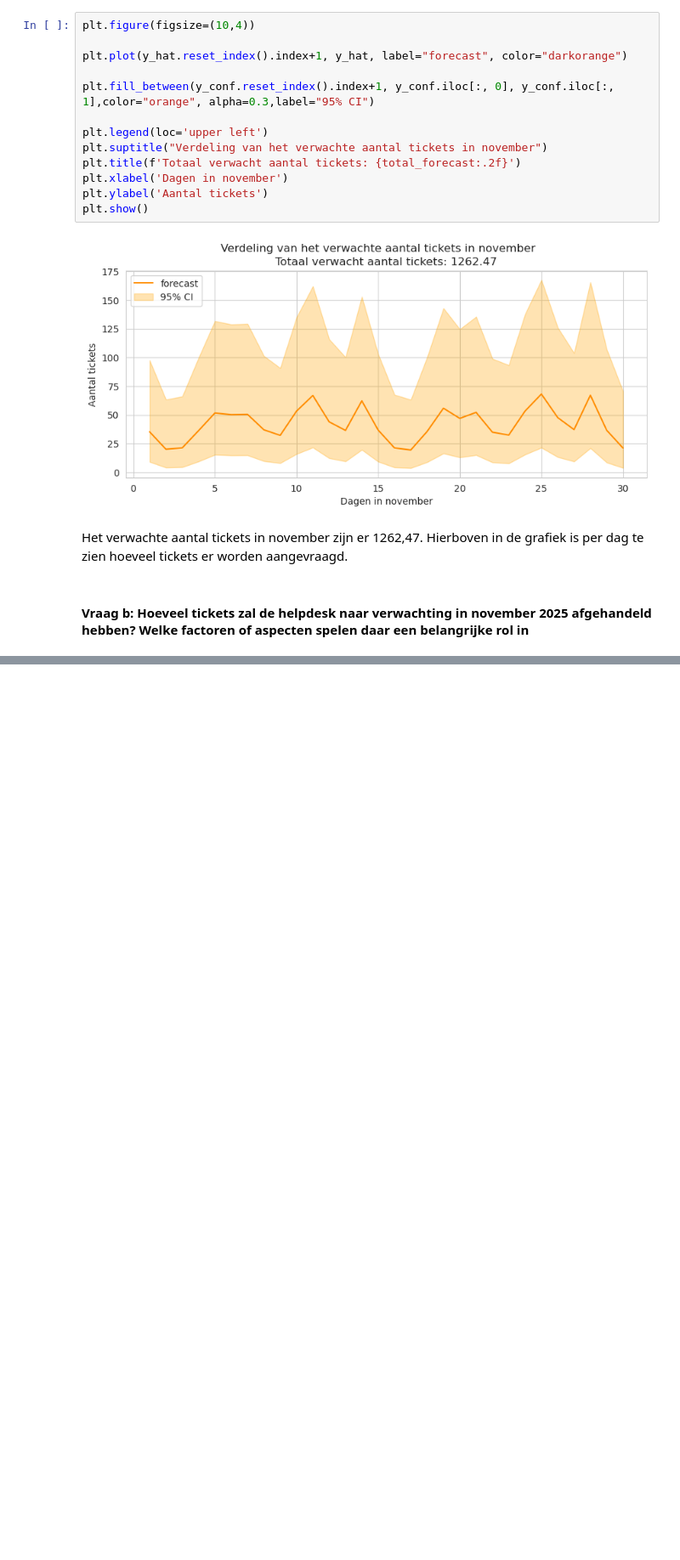
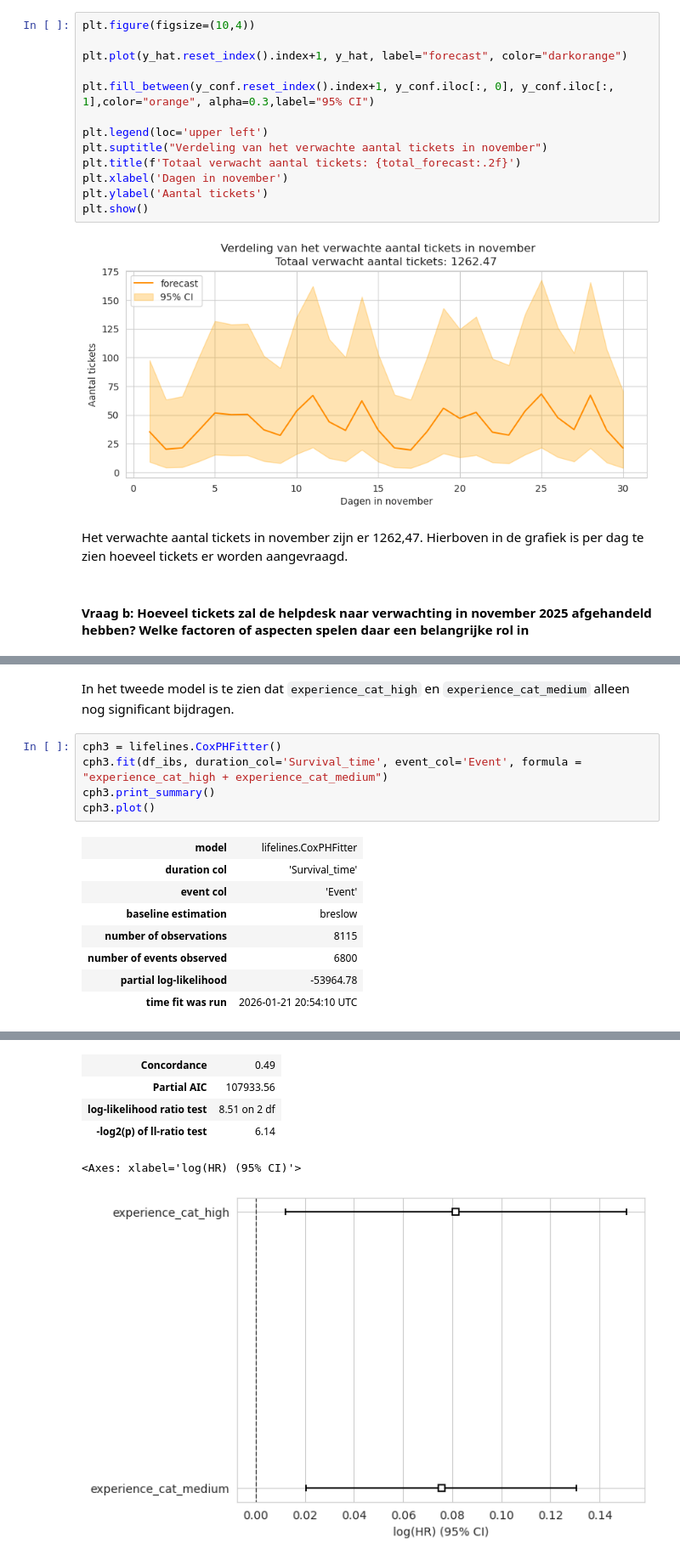
Before and after one commit to YaikavdK/Stat_practicum_1, a Jupyter notebook: Inleveren.ipynb, the cells around one changed output, grey strips where cells are left out. Shown at 85% size. Cells and saved outputs as stored; diff of their text form; blank space fills up the shorter version.

```diff
--- a/Inleveren.ipynb
+++ b/Inleveren.ipynb
@@ -580,0 +671,16 @@ Het verwachte aantal tickets in november zijn er 1262,47. Hierboven in de grafie
+# %% [markdown]
+In het tweede model is te zien dat `experience_cat_high` en `experience_cat_medium` alleen nog significant bijdragen.
+# %%
+cph3 = lifelines.CoxPHFitter()
+cph3.fit(df_ibs, duration_col='Survival_time', event_col='Event', formula = "experience_cat_high + experience_cat_medium")
+cph3.print_summary()
+cph3.plot()
+# %% [output]
+| model | lifelines.CoxPHFitter |
+| duration col | 'Survival_time' |
+| event col | 'Event' |
+| baseline estimation | breslow |
+| number of observations | 8115 |
+| number of events observed | 6800 |
+| partial log-likelihood | -53964.78 |
+| time fit was run | 2026-01-21 20:54:10 UTC |
@@ -580,0 +690,6 @@ Het verwachte aantal tickets in november zijn er 1262,47. Hierboven in de grafie
+| Concordance | 0.49 |
+| Partial AIC | 107933.56 |
+| log-likelihood ratio test | 8.51 on 2 df |
+| -log2(p) of ll-ratio test | 6.14 |
+<Axes: xlabel='log(HR) (95% CI)'>
+[figure, added]
```
Also changed, not shown: parts of 9 cells of this notebook, 1 other file.
